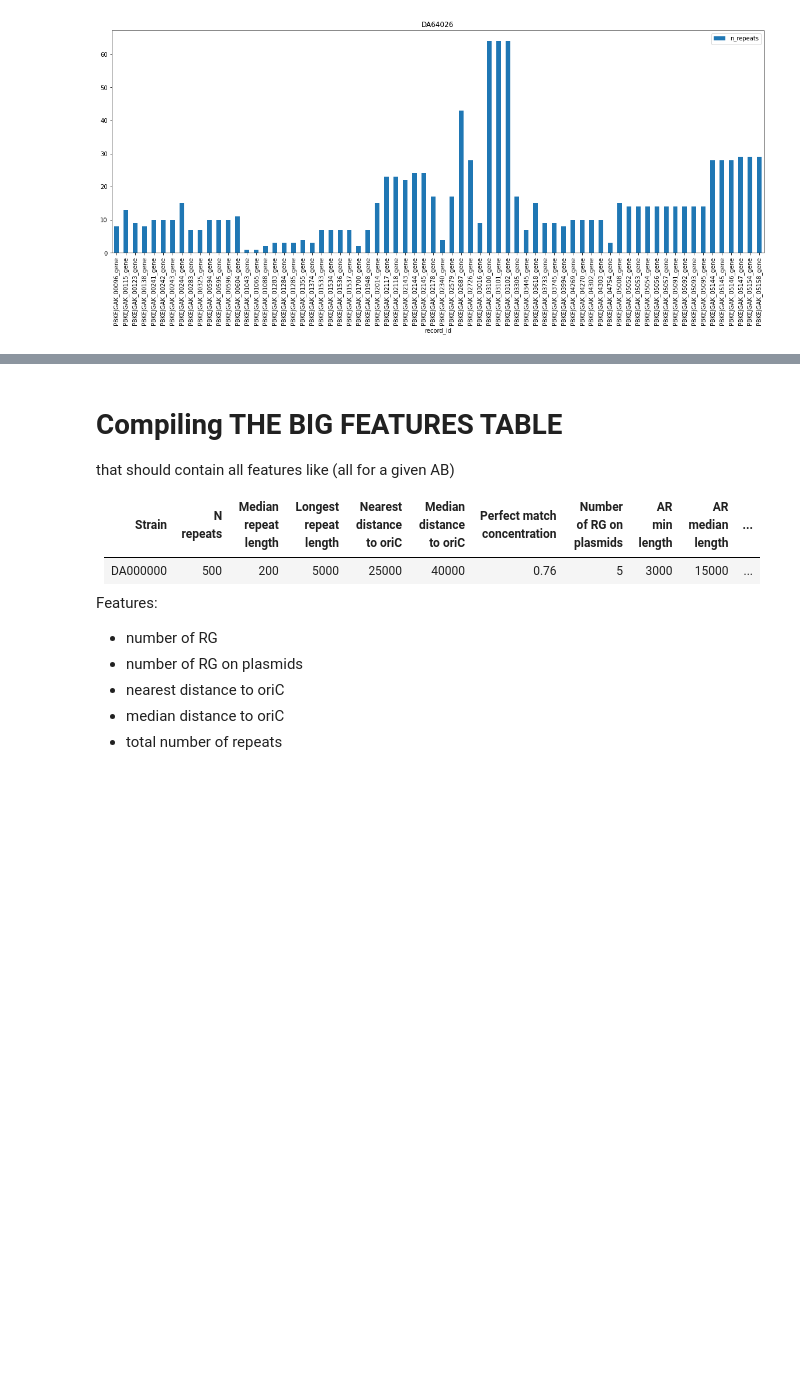
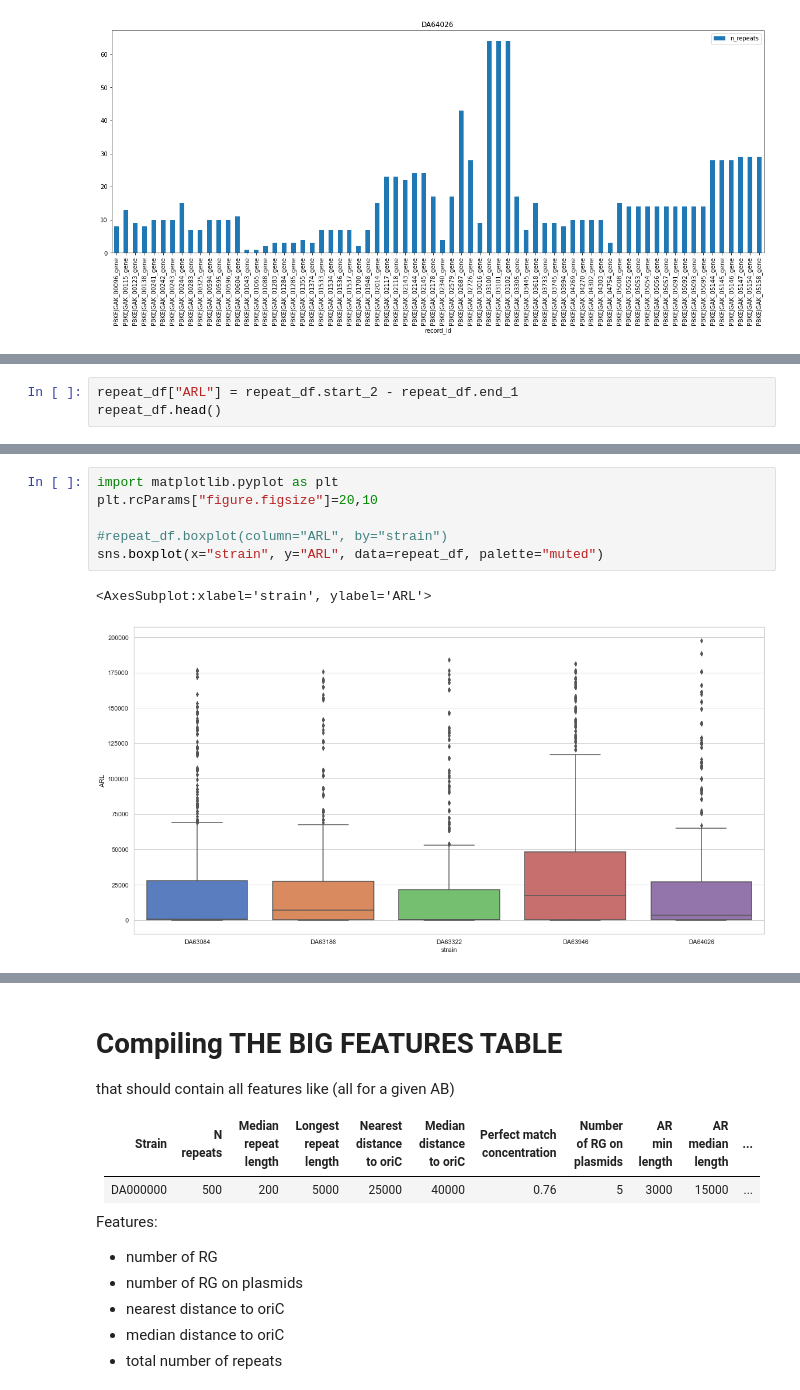
Before and after one commit to andrewgull/HeteroR, a Jupyter notebook: notebooks/repeats_summary.ipynb, the cells around one changed output, grey strips where cells are left out. Saved outputs shown, nothing was run; the diff lists cells and outputs as text; blank space fills up the shorter version.

```diff
--- a/notebooks/repeats_summary.ipynb
+++ b/notebooks/repeats_summary.ipynb
@@ -420,0 +425,3 @@ for strain in strains:
+# %%
+repeat_df["ARL"] = repeat_df.start_2 - repeat_df.end_1
+repeat_df.head()
@@ -420,0 +435,9 @@ for strain in strains:
+# %%
+import matplotlib.pyplot as plt
+plt.rcParams["figure.figsize"]=20,10
+
+#repeat_df.boxplot(column="ARL", by="strain")
+sns.boxplot(x="strain", y="ARL", data=repeat_df, palette="muted")
+# %% [output]
+<AxesSubplot:xlabel='strain', ylabel='ARL'>
+[figure, added]
```
Also changed, not shown: parts of 10 cells of this notebook.
